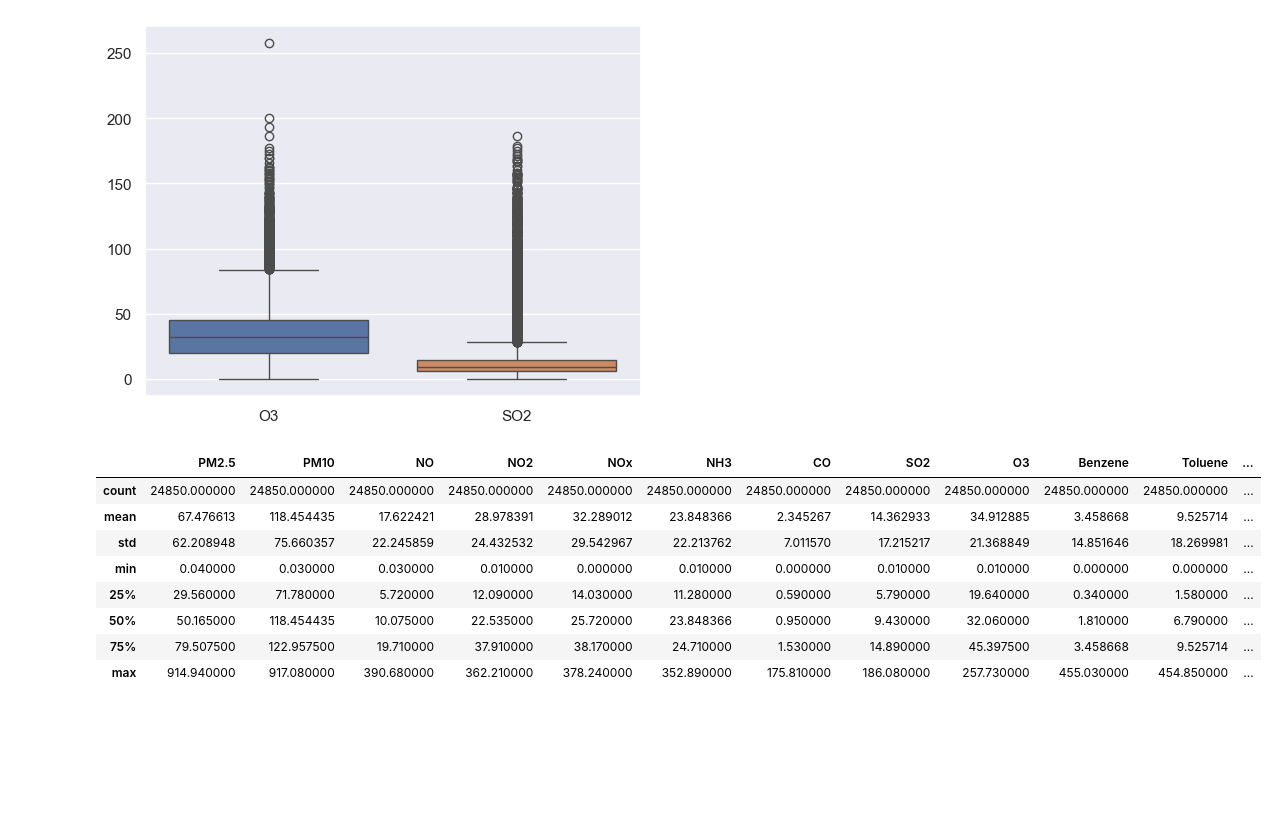
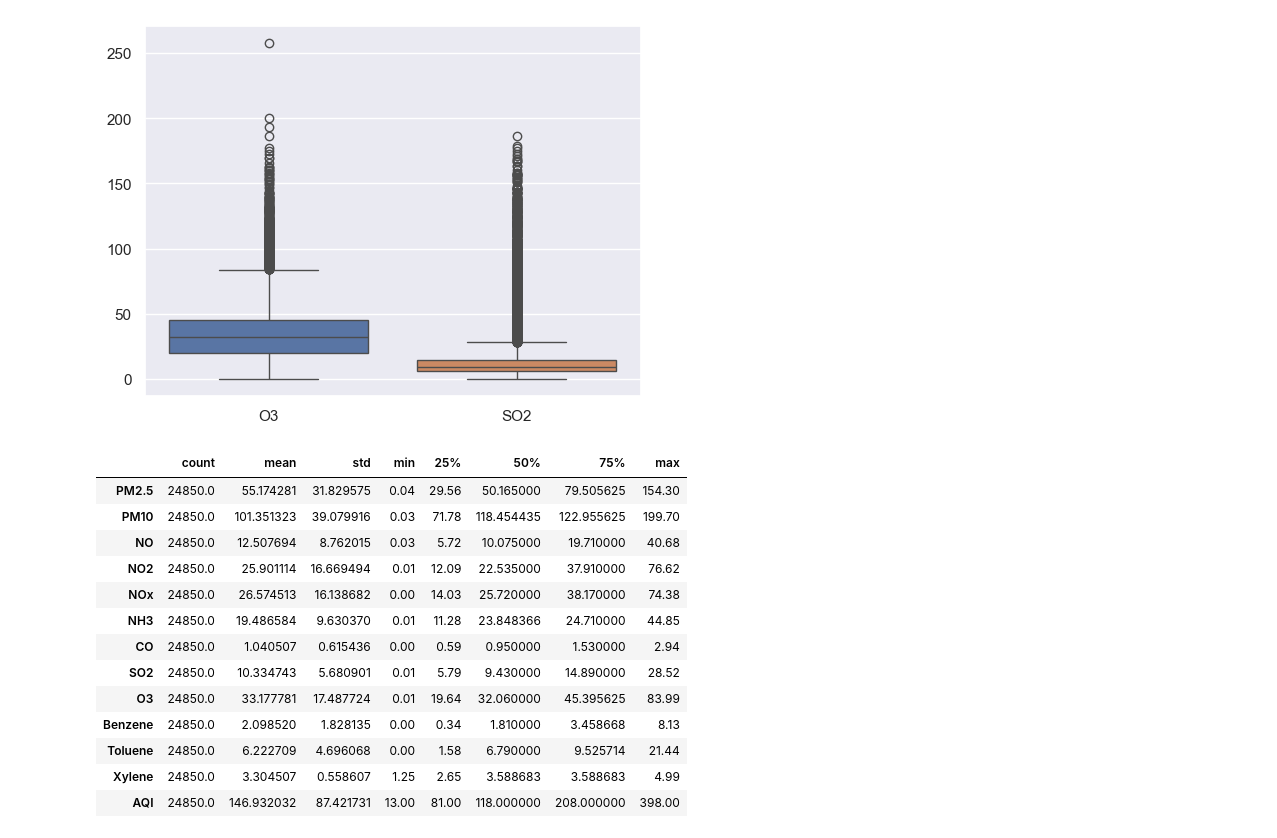
Before and after one commit to Pranithredd/AQI-prediction-, a Jupyter notebook: AQI prediction.ipynb, the cells around one changed output. Cells and saved outputs as stored; diff of their text form; code cells hidden in the pictures; blank space fills up the shorter version.

```diff
--- a/AQI prediction.ipynb
+++ b/AQI prediction.ipynb
@@ -305,29 +357,37 @@ sns.boxplot(data=df[['O3','SO2']])
 <Axes: >
 [figure]
 # %%
+# IQR Method - Q3 Q1
 def replace_outliers(df):
-    for column in df.selecct_datatypes(include=['number']).colums:
+    for column in df.select_dtypes(include=['number']).columns:
         Q1 = df[column].quantile(0.25)
         Q3 = df[column].quantile(0.75)
-        IQR = Q3-Q1
+        IQR = Q3 - Q1
         lb = Q1 - 1.5 * IQR
         ub = Q3 + 1.5 * IQR
-        df[column] = df[column].apply(lambda x: Q1 if x < lb else (Q3 if x > ub else x))
-        return df
+        df[column] = df[column].apply(
+            lambda x: Q1 if x < lb else (Q3 if x > ub else x)
+        )
+    return df
 # %%
 df = replace_outliers(df)
 # %%
-df.describe()
+df.describe().T
 # %% [output]
-|  | PM2.5 | PM10 | NO | NO2 | NOx | NH3 | CO | SO2 | O3 | Benzene | Toluene | ... |
-| count | 24850.000000 | 24850.000000 | 24850.000000 | 24850.000000 | 24850.000000 | 24850.000000 | 24850.000000 | 24850.000000 | 24850.000000 | 24850.000000 | 24850.000000 | ... |
-| mean | 67.476613 | 118.454435 | 17.622421 | 28.978391 | 32.289012 | 23.848366 | 2.345267 | 14.362933 | 34.912885 | 3.458668 | 9.525714 | ... |
-| std | 62.208948 | 75.660357 | 22.245859 | 24.432532 | 29.542967 | 22.213762 | 7.011570 | 17.215217 | 21.368849 | 14.851646 | 18.269981 | ... |
-| min | 0.040000 | 0.030000 | 0.030000 | 0.010000 | 0.000000 | 0.010000 | 0.000000 | 0.010000 | 0.010000 | 0.000000 | 0.000000 | ... |
-| 25% | 29.560000 | 71.780000 | 5.720000 | 12.090000 | 14.030000 | 11.280000 | 0.590000 | 5.790000 | 19.640000 | 0.340000 | 1.580000 | ... |
-| 50% | 50.165000 | 118.454435 | 10.075000 | 22.535000 | 25.720000 | 23.848366 | 0.950000 | 9.430000 | 32.060000 | 1.810000 | 6.790000 | ... |
-| 75% | 79.507500 | 122.957500 | 19.710000 | 37.910000 | 38.170000 | 24.710000 | 1.530000 | 14.890000 | 45.397500 | 3.458668 | 9.525714 | ... |
-| max | 914.940000 | 917.080000 | 390.680000 | 362.210000 | 378.240000 | 352.890000 | 175.810000 | 186.080000 | 257.730000 | 455.030000 | 454.850000 | ... |
+|  | count | mean | std | min | 25% | 50% | 75% | max |
+| PM2.5 | 24850.0 | 55.174281 | 31.829575 | 0.04 | 29.56 | 50.165000 | 79.505625 | 154.30 |
+| PM10 | 24850.0 | 101.351323 | 39.079916 | 0.03 | 71.78 | 118.454435 | 122.955625 | 199.70 |
+| NO | 24850.0 | 12.507694 | 8.762015 | 0.03 | 5.72 | 10.075000 | 19.710000 | 40.68 |
+| NO2 | 24850.0 | 25.901114 | 16.669494 | 0.01 | 12.09 | 22.535000 | 37.910000 | 76.62 |
+| NOx | 24850.0 | 26.574513 | 16.138682 | 0.00 | 14.03 | 25.720000 | 38.170000 | 74.38 |
+| NH3 | 24850.0 | 19.486584 | 9.630370 | 0.01 | 11.28 | 23.848366 | 24.710000 | 44.85 |
+| CO | 24850.0 | 1.040507 | 0.615436 | 0.00 | 0.59 | 0.950000 | 1.530000 | 2.94 |
+| SO2 | 24850.0 | 10.334743 | 5.680901 | 0.01 | 5.79 | 9.430000 | 14.890000 | 28.52 |
+| O3 | 24850.0 | 33.177781 | 17.487724 | 0.01 | 19.64 | 32.060000 | 45.395625 | 83.99 |
+| Benzene | 24850.0 | 2.098520 | 1.828135 | 0.00 | 0.34 | 1.810000 | 3.458668 | 8.13 |
+| Toluene | 24850.0 | 6.222709 | 4.696068 | 0.00 | 1.58 | 6.790000 | 9.525714 | 21.44 |
+| Xylene | 24850.0 | 3.304507 | 0.558607 | 1.25 | 2.65 | 3.588683 | 3.588683 | 4.99 |
+| AQI | 24850.0 | 146.932032 | 87.421731 | 13.00 | 81.00 | 118.000000 | 208.000000 | 398.00 |
 # %%
 sns.boxplot(data=df[['PM2.5','PM10']])
 # %% [output]
```
Also changed, not shown: parts of 37 cells of this notebook.
